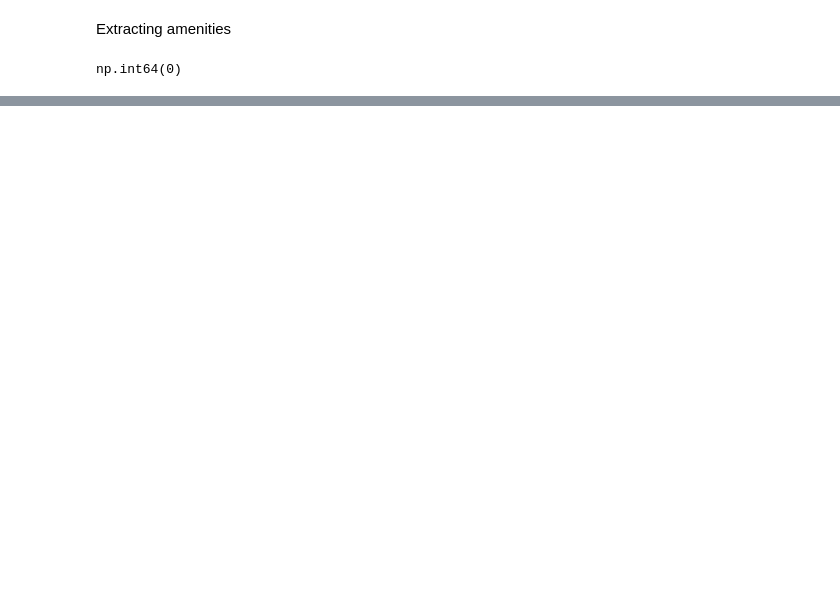
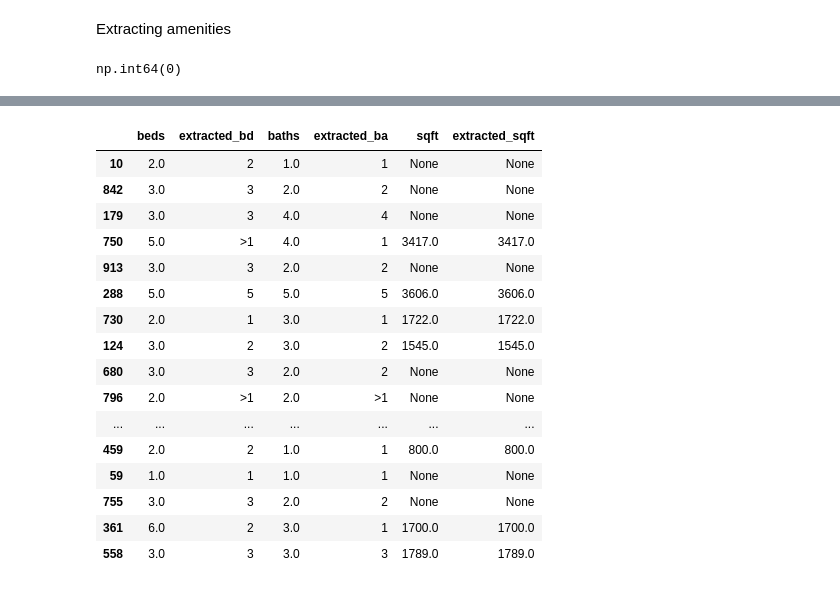
Before and after one commit to mayabernstein/idx-exchange-agentic-ai-engineer, a Jupyter notebook: NLP_Engineer/notebooks/3_entity_extractor.ipynb, the cells around one changed output, grey strips where cells are left out. Saved outputs shown, nothing was run; the diff lists cells and outputs as text; code cells hidden in the pictures; blank space fills up the shorter version.

```diff
--- a/NLP_Engineer/notebooks/3_entity_extractor.ipynb
+++ b/NLP_Engineer/notebooks/3_entity_extractor.ipynb
@@ -665,0 +981,2 @@ np.int64(200)
+# %%
+labeled_extract = labeled_extract.drop(columns=['price'])
@@ -676,3 +1063,5 @@ np.int64(219)
+# %%
+labeled_extract["extracted_sqft"] = labeled_extract["extracted_sqft"].fillna("None")
 # %% [markdown]
 Extracting amenities
 # %%
@@ -685,0 +1099,4 @@ np.int64(0)
+# %%
+labeled_extract["extracted_amenities"] = labeled_extract["extracted_amenities"].apply(
+    lambda x: [item["term"] for item in x] if isinstance(x, list) else []
+)
@@ -685,0 +1126,2 @@ np.int64(0)
+# %%
+test_df = labeled_extract.sample(frac=0.2, random_state=42)
@@ -685,0 +1163,29 @@ np.int64(0)
+# %%
+test_df[
+    [
+        "beds",
+        "extracted_bd",
+        "baths",
+        "extracted_ba",
+        "sqft",
+        "extracted_sqft"
+    ]
+].head(20)
+# %% [output]
+|  | beds | extracted_bd | baths | extracted_ba | sqft | extracted_sqft |
+| 10 | 2.0 | 2 | 1.0 | 1 | None | None |
+| 842 | 3.0 | 3 | 2.0 | 2 | None | None |
+| 179 | 3.0 | 3 | 4.0 | 4 | None | None |
+| 750 | 5.0 | >1 | 4.0 | 1 | 3417.0 | 3417.0 |
+| 913 | 3.0 | 3 | 2.0 | 2 | None | None |
+| 288 | 5.0 | 5 | 5.0 | 5 | 3606.0 | 3606.0 |
+| 730 | 2.0 | 1 | 3.0 | 1 | 1722.0 | 1722.0 |
+| 124 | 3.0 | 2 | 3.0 | 2 | 1545.0 | 1545.0 |
+| 680 | 3.0 | 3 | 2.0 | 2 | None | None |
+| 796 | 2.0 | >1 | 2.0 | >1 | None | None |
+| ... | ... | ... | ... | ... | ... | ... |
+| 459 | 2.0 | 2 | 1.0 | 1 | 800.0 | 800.0 |
+| 59 | 1.0 | 1 | 1.0 | 1 | None | None |
+| 755 | 3.0 | 3 | 2.0 | 2 | None | None |
+| 361 | 6.0 | 2 | 3.0 | 1 | 1700.0 | 1700.0 |
+| 558 | 3.0 | 3 | 3.0 | 3 | 1789.0 | 1789.0 |
```
Also changed, not shown: parts of 135 cells of this notebook, 1 other file.
